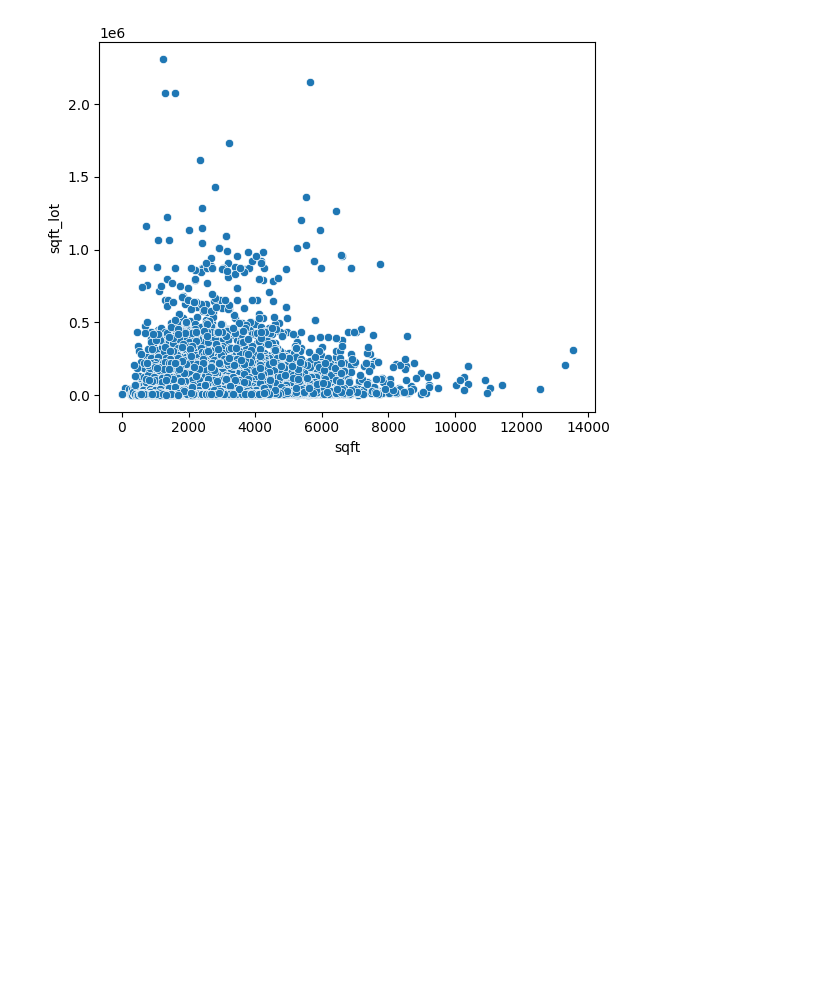
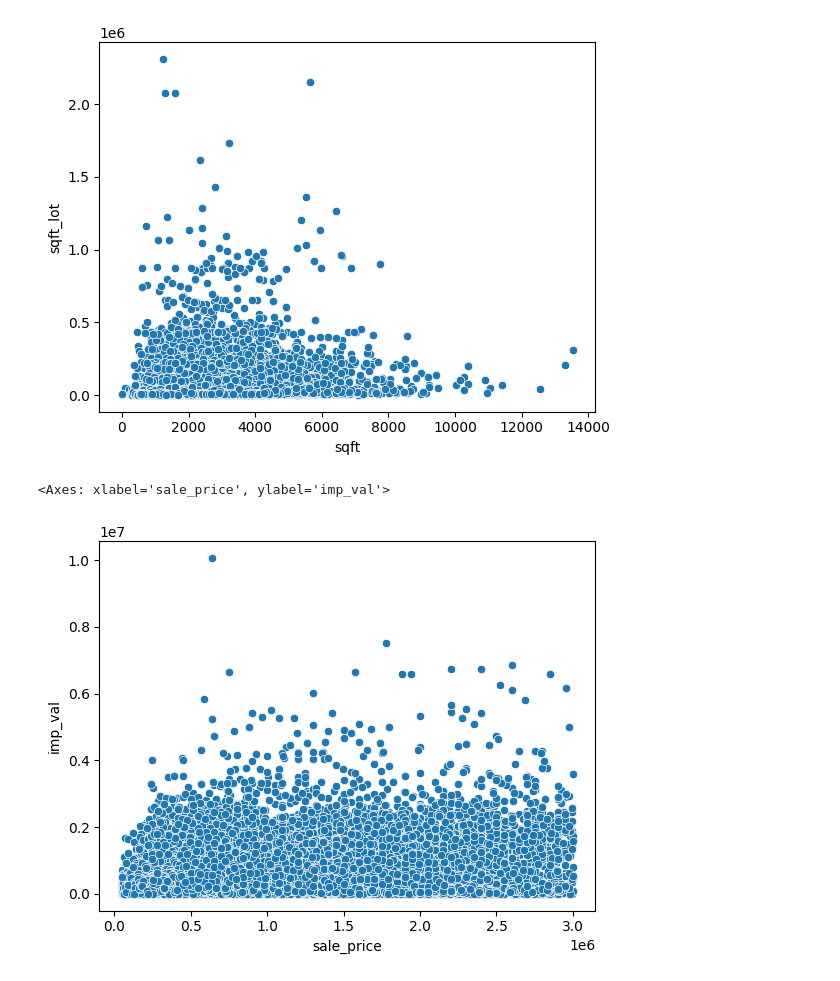
Before and after one commit to Shally-1997/project_house_prediction, a Jupyter notebook: HousePrice.ipynb, the cells around one changed output. Saved outputs shown, nothing was run; the diff lists cells and outputs as text; code cells hidden in the pictures; blank space fills up the shorter version.

```diff
--- a/HousePrice.ipynb
+++ b/HousePrice.ipynb
@@ -260,3 +262,8 @@ sns.scatterplot(x='sqft', y='sqft_lot', data=df1)
 # %% [output]
 <Axes: xlabel='sqft', ylabel='sqft_lot'>
 [figure]
+# %%
+sns.scatterplot(x='sale_price', y='imp_val', data=df1)
+# %% [output]
+<Axes: xlabel='sale_price', ylabel='imp_val'>
+[figure, added]
```
Also changed, not shown: parts of 6 cells of this notebook.
